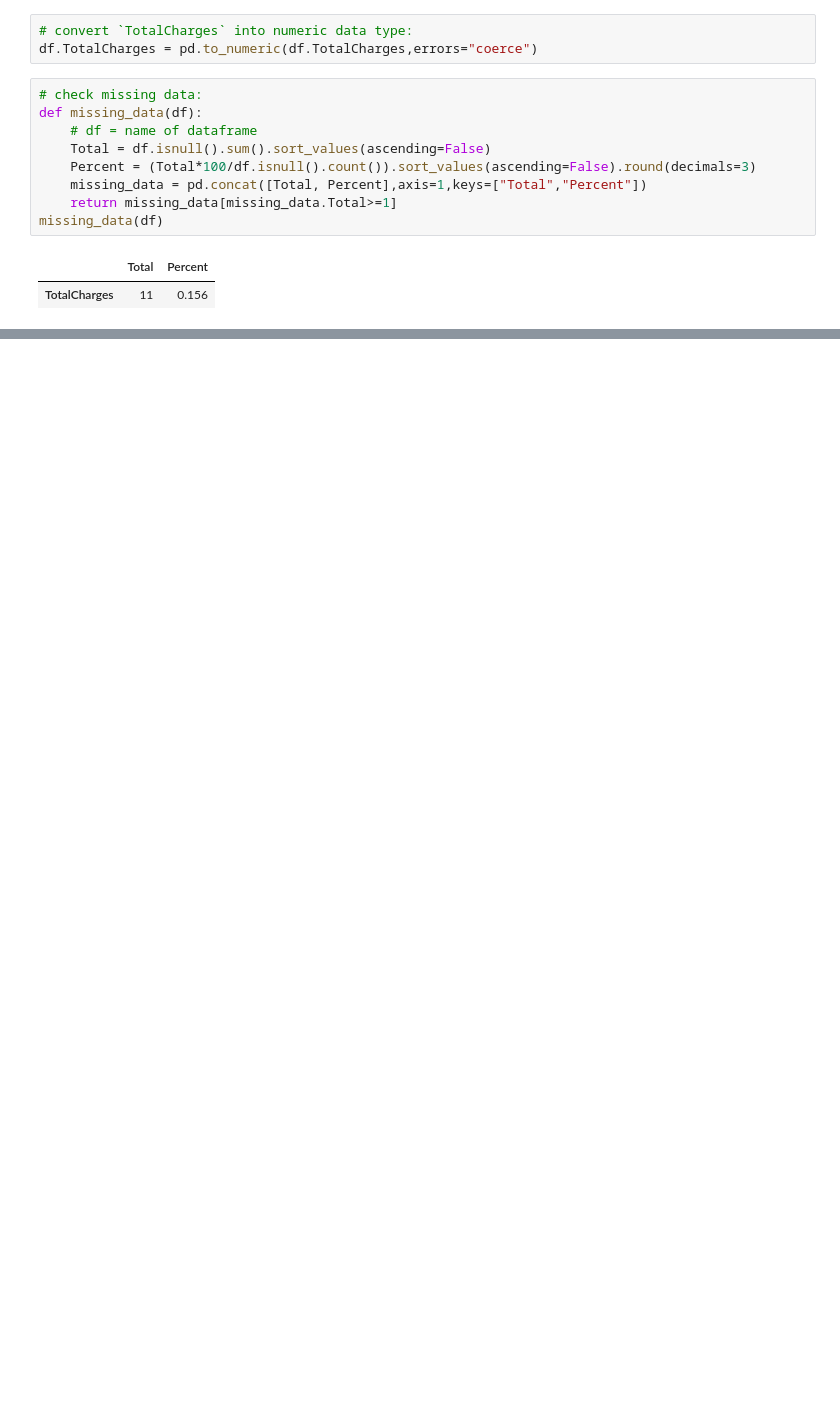
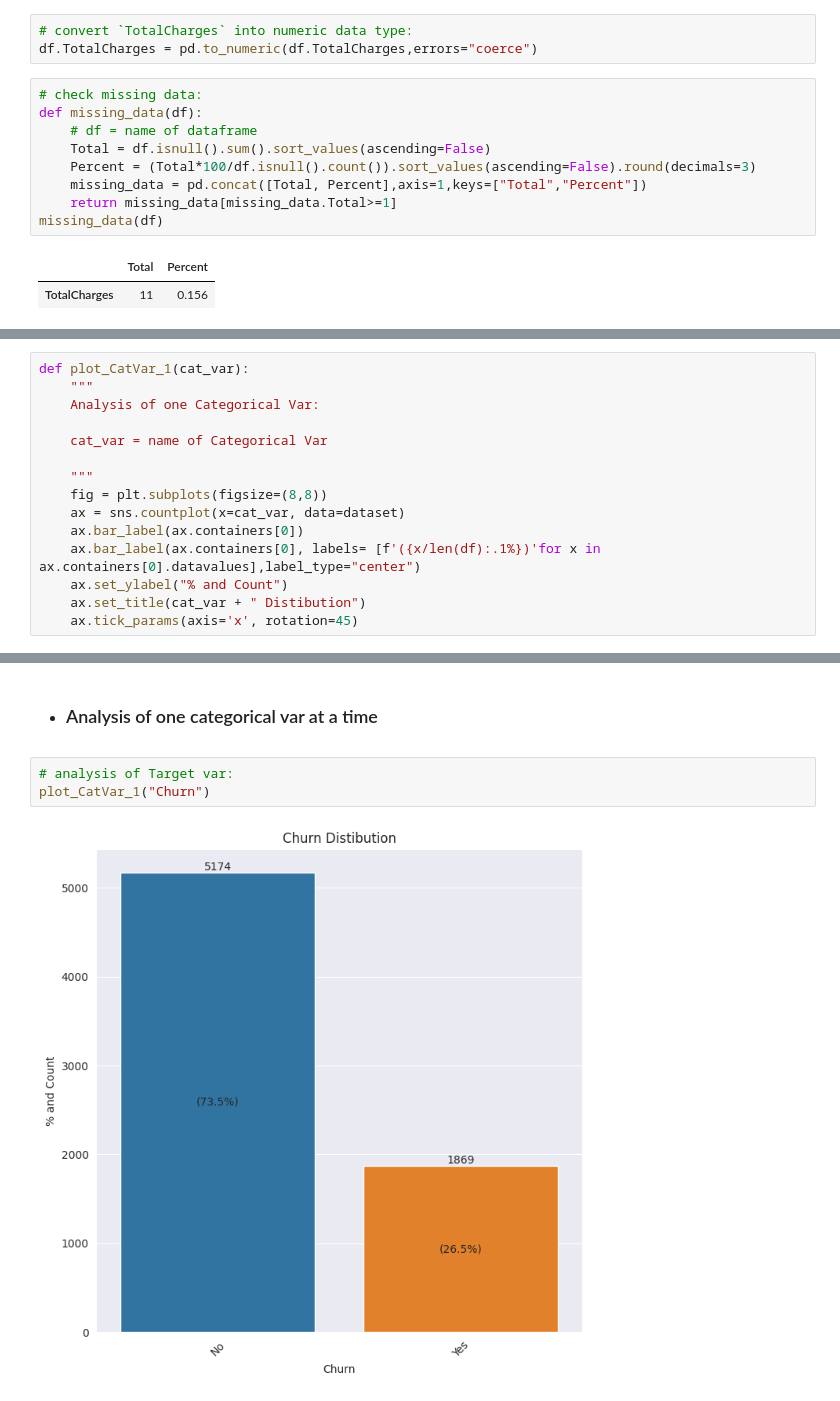
Before and after one commit to sunilmishraji01/Churn_Prediction, a Jupyter notebook: notebook/EDA.ipynb, the cells around one changed output, grey strips where cells are left out. Cells and saved outputs as stored; diff of their text form; blank space fills up the shorter version.

```diff
--- a/notebook/EDA.ipynb
+++ b/notebook/EDA.ipynb
@@ -124,0 +183,15 @@ missing_data(df)
+# %%
+def plot_CatVar_1(cat_var):
+    """
+    Analysis of one Categorical Var:
+
+    cat_var = name of Categorical Var
+
+    """
+    fig = plt.subplots(figsize=(8,8))
+    ax = sns.countplot(x=cat_var, data=dataset)
+    ax.bar_label(ax.containers[0])
+    ax.bar_label(ax.containers[0], labels= [f'({x/len(df):.1%})'for x in ax.containers[0].datavalues],label_type="center")
+    ax.set_ylabel("% and Count")
+    ax.set_title(cat_var + " Distibution")
+    ax.tick_params(axis='x', rotation=45)
@@ -124,0 +215,7 @@ missing_data(df)
+# %% [markdown]
+* ### Analysis of one categorical var at a time
+# %%
+# analysis of Target var:
+plot_CatVar_1("Churn")
+# %% [output]
+[figure, added]
```
Also changed, not shown: parts of 57 cells of this notebook.
